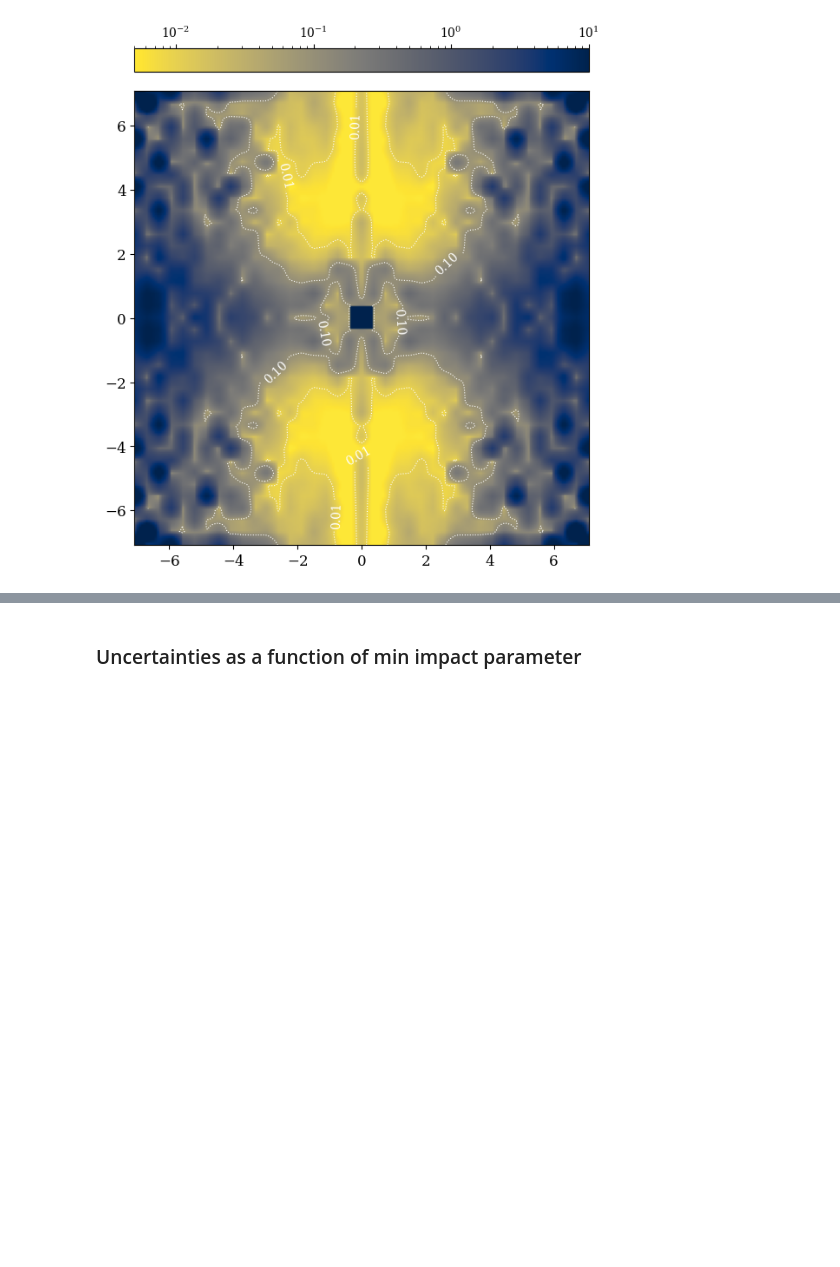
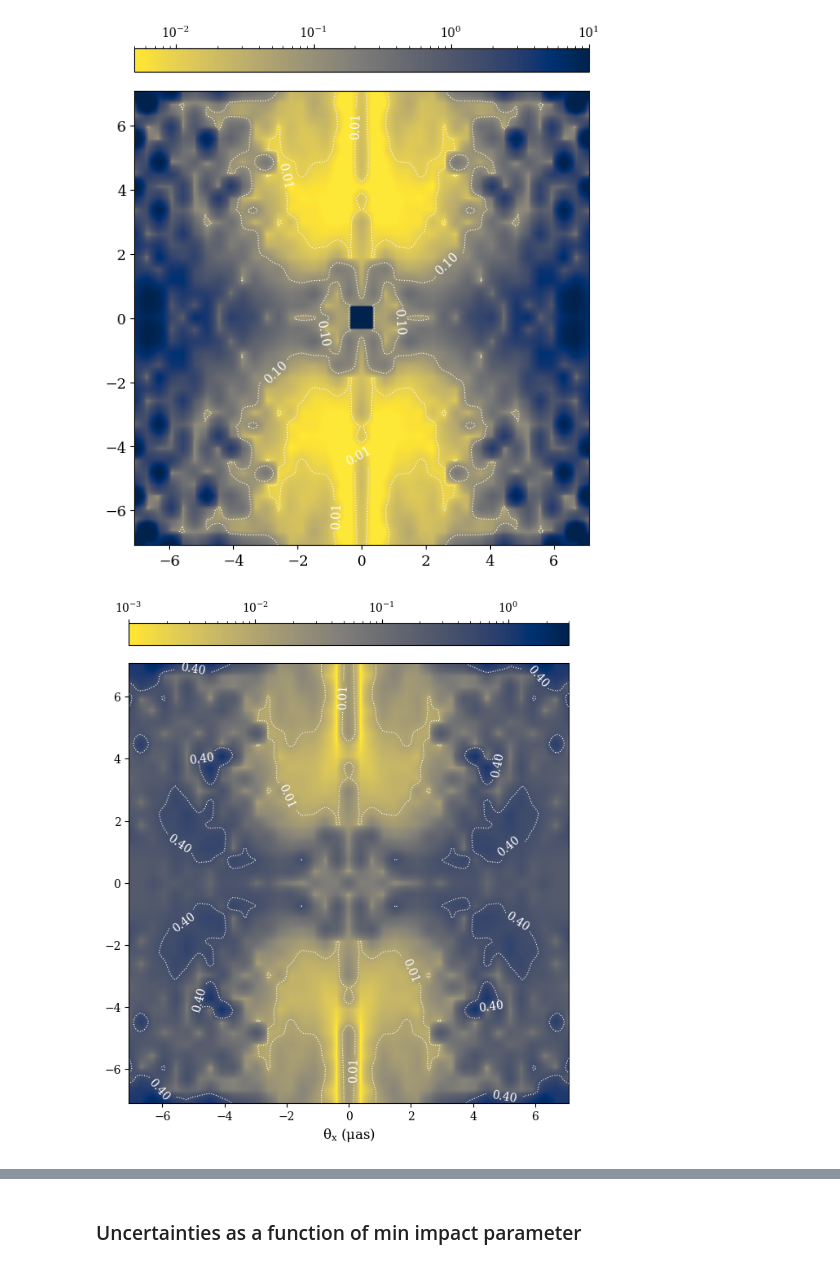
Before and after one commit to abby-moran/Quasar_microlensing_public, a Jupyter notebook: interp_grid01.ipynb, the cells around one changed output, grey strips where cells are left out. Cells and saved outputs as stored; diff of their text form; code cells hidden in the pictures; blank space fills up the shorter version.

```diff
--- a/interp_grid01.ipynb
+++ b/interp_grid01.ipynb
@@ -1259,0 +1275,8 @@ sigma_c2_interp = sigma_c2_spline(points).reshape(X_fine.shape)
+# %%
+sigma_c1_res  = one_quad_to_full(sigma_c1_res, n)
+sigma_c1res_spline = RegularGridInterpolator([x_grid, y_grid], sigma_c1_res, method='linear', fill_value=np.nan)
+sigma_c1res_interp = sigma_c1res_spline(points).reshape(X_fine.shape)
+
+sigma_c2_res  = one_quad_to_full(sigma_c2_res, n)
+sigma_c2res_spline = RegularGridInterpolator([x_grid, y_grid], sigma_c2_res, method='linear', fill_value=np.nan)
+sigma_c2res_interp = sigma_c2res_spline(points).reshape(X_fine.shape)
@@ -1450,3 +1477,33 @@ plt.savefig('../Figures/thetac2_01.pdf', bbox_inches='tight')
 #FileLink('../Figures/thetac_01.pdf')
 # %% [output]
 [figure]
+# %%
+fig, (ax1) = plt.subplots(nrows=1, ncols=1, figsize=(6, 8))
+extent = np.array([np.min(fine_grid_x), np.max(fine_grid_x),  np.min(fine_grid_y), np.max(fine_grid_y)])*rad_to_arcsec
+
+X, Y = np.meshgrid(fine_grid_x*rad_to_arcsec, fine_grid_y*rad_to_arcsec)
+Z = np.flipud(sigma_c2res_interp).T
+levels=[.01, .4]
+
+im=ax1.imshow(Z, origin='lower', cmap=reversed_map, extent=extent, norm=matplotlib.colors.LogNorm(vmin=1e-3, vmax=3))#,  vmax=68, vmin=1)
+cbar = plt.colorbar(im, ax=ax1, fraction=0.045, pad=.03, orientation='horizontal', location='top')
+#cbar.set_label(r'$ \Sigma^{\text{res}} \ [|\theta_{\text{c}}|] \ (\mu as)$', fontsize=14)
+
+#contours
+contours = ax1.contour(X, Y, Z, levels=levels, colors='white', linewidths=0.8, linestyles='dotted')
+ax1.clabel(contours, inline=True, fontsize=10, fmt="%.2f")
+
+ax1.tick_params(axis='both', which='major', labelsize=10)
+ax1.tick_params(axis='both', which='minor', labelsize=9)
+#plt.title(r'$m_l=0.8M_\odot$', fontsize=16)
+#ax1.set_xlim(-1.4e-11, .1e-11)
+#ax1.set_ylim(-.1e-11, 1.4e-11)
+
+ax1.set_xlabel(r'$\theta_x \ (\mu as)$', fontsize=12)
+#ax1.set_ylabel(r'$\theta_y \ (\mu as)$', fontsize=14)
+plt.tight_layout()
+
+
+plt.savefig('../Figures/thetac2res_01.pdf', bbox_inches='tight')
+# %% [output]
+[figure, added]
```
Also changed, not shown: parts of 13 cells of this notebook, 1 other file.
